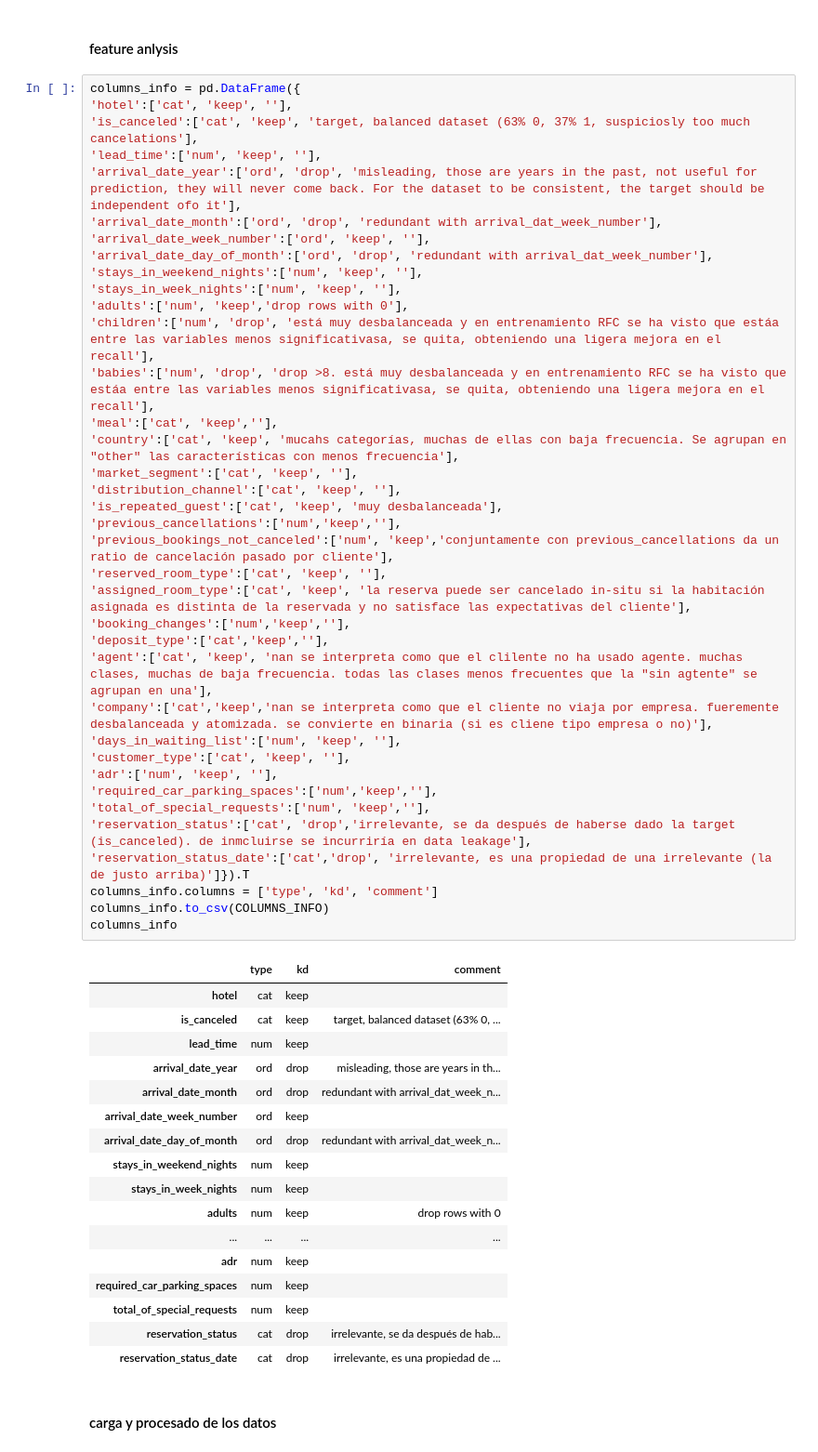
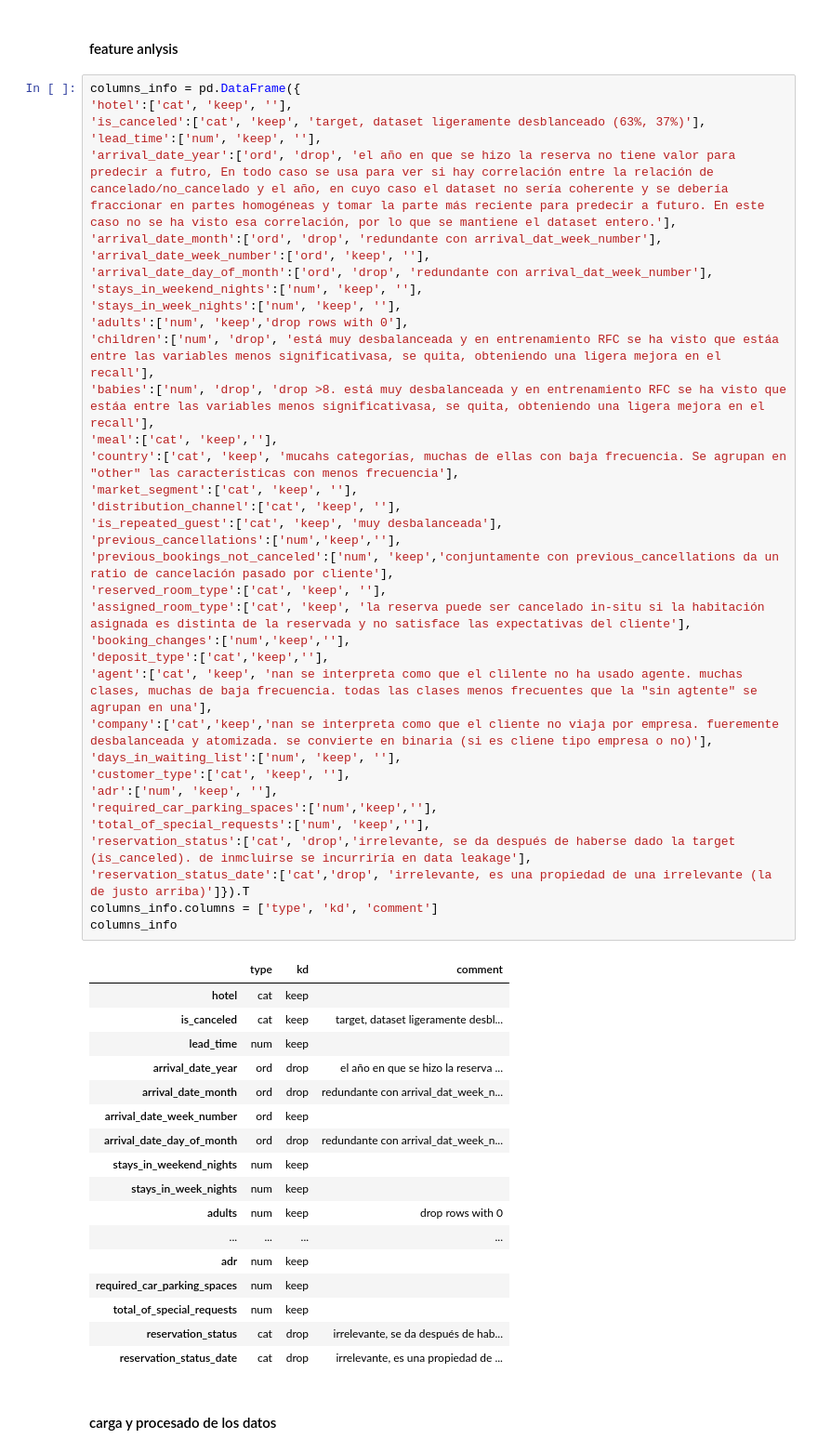
Before and after one commit to claudiberenguer/modulo5eval_ii, a Jupyter notebook: notebooks/finales/newnb_claudi (loader definition and NN & RFC training and evaluation).ipynb, the cells around one changed output. Shown at 93% size. Drawn from its saved outputs; the diff is of its cells as text.

```diff
--- a/notebooks/finales/newnb_claudi (loader definition and NN & RFC training and evaluation).ipynb
+++ b/notebooks/finales/newnb_claudi (loader definition and NN & RFC training and evaluation).ipynb
@@ -63,49 +64,48 @@ dset_cp = dset.copy()
 # %%
 columns_info = pd.DataFrame({
 'hotel':['cat', 'keep', ''],
-'is_canceled':['cat', 'keep', 'target, balanced dataset (63% 0, 37% 1, suspiciosly too much cancelations'],
+'is_canceled':['cat', 'keep', 'target, dataset ligeramente desblanceado (63%, 37%)'],
 'lead_time':['num', 'keep', ''],
-'arrival_date_year':['ord', 'drop', 'misleading, those are years in the past, not useful for prediction, they will never come back. For the dataset to be consistent, the target should be independent ofo it'],
-'arrival_date_month':['ord', 'drop', 'redundant with arrival_dat_week_number'],
+'arrival_date_year':['ord', 'drop', 'el año en que se hizo la reserva no tiene valor para predecir a futro, En todo caso se usa para ver si hay correlación entre la relación de cancelado/no_cancelado y el año, en cuyo caso el dataset no sería coherente y se debería fraccionar en partes homogéneas y tomar la parte más reciente para predecir a futuro. En este caso no se ha visto esa correlación, por lo que se mantiene el dataset entero.'],
+'arrival_date_month':['ord', 'drop', 'redundante con arrival_dat_week_number'],
 'arrival_date_week_number':['ord', 'keep', ''],
-'arrival_date_day_of_month':['ord', 'drop', 'redundant with arrival_dat_week_number'],
+'arrival_date_day_of_month':['ord', 'drop', 'redundante con arrival_dat_week_number'],
 'stays_in_weekend_nights':['num', 'keep', ''],
 'stays_in_week_nights':['num', 'keep', ''],
 'adults':['num', 'keep','drop rows with 0'],
 'children':['num', 'drop', 'está muy desbalanceada y en entrenamiento RFC se ha visto que estáa entre las variables menos significativasa, se quita, obteniendo una ligera mejora en el recall'],
 'babies':['num', 'drop', 'drop >8. está muy desbalanceada y en entrenamiento RFC se ha visto que estáa entre las variables menos significativasa, se quita, obteniendo una ligera mejora en el recall'],
 'meal':['cat', 'keep',''],
 'country':['cat', 'keep', 'mucahs categorías, muchas de ellas con baja frecuencia. Se agrupan en "other" las características con menos frecuencia'],
 'market_segment':['cat', 'keep', ''],
 'distribution_channel':['cat', 'keep', ''],
 'is_repeated_guest':['cat', 'keep', 'muy desbalanceada'],
 'previous_cancellations':['num','keep',''],
 'previous_bookings_not_canceled':['num', 'keep','conjuntamente con previous_cancellations da un ratio de cancelación pasado por cliente'],
 'reserved_room_type':['cat', 'keep', ''],
 'assigned_room_type':['cat', 'keep', 'la reserva puede ser cancelado in-situ si la habitación asignada es distinta de la reservada y no satisface las expectativas del cliente'],
 'booking_changes':['num','keep',''],
 'deposit_type':['cat','keep',''],
 'agent':['cat', 'keep', 'nan se interpreta como que el clilente no ha usado agente. muchas clases, muchas de baja frecuencia. todas las clases menos frecuentes que la "sin agtente" se agrupan en una'],
 'company':['cat','keep','nan se interpreta como que el cliente no viaja por empresa. fueremente desbalanceada y atomizada. se convierte en binaria (si es cliene tipo empresa o no)'],
 'days_in_waiting_list':['num', 'keep', ''],
 'customer_type':['cat', 'keep', ''],
 'adr':['num', 'keep', ''],
 'required_car_parking_spaces':['num','keep',''],
 'total_of_special_requests':['num', 'keep',''],
 'reservation_status':['cat', 'drop','irrelevante, se da después de haberse dado la target (is_canceled). de inmcluirse se incurriría en data leakage'],
 'reservation_status_date':['cat','drop', 'irrelevante, es una propiedad de una irrelevante (la de justo arriba)']}).T
 columns_info.columns = ['type', 'kd', 'comment']
-columns_info.to_csv(COLUMNS_INFO)
 columns_info
 # %% [output]
 |  | type | kd | comment |
 | hotel | cat | keep |  |
-| is_canceled | cat | keep | target, balanced dataset (63% 0, ... |
+| is_canceled | cat | keep | target, dataset ligeramente desbl... |
 | lead_time | num | keep |  |
-| arrival_date_year | ord | drop | misleading, those are years in th... |
-| arrival_date_month | ord | drop | redundant with arrival_dat_week_n... |
+| arrival_date_year | ord | drop | el año en que se hizo la reserva ... |
+| arrival_date_month | ord | drop | redundante con arrival_dat_week_n... |
 | arrival_date_week_number | ord | keep |  |
-| arrival_date_day_of_month | ord | drop | redundant with arrival_dat_week_n... |
+| arrival_date_day_of_month | ord | drop | redundante con arrival_dat_week_n... |
 | stays_in_weekend_nights | num | keep |  |
 | stays_in_week_nights | num | keep |  |
 | adults | num | keep | drop rows with 0 |
```
Also changed, not shown: parts of 13 cells of this notebook, 3 other files.
